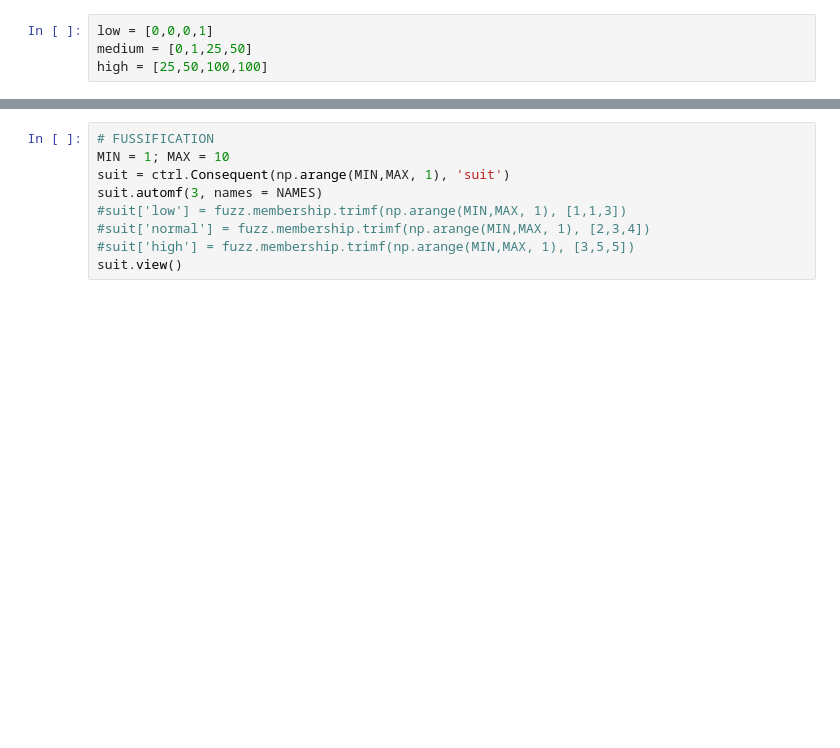
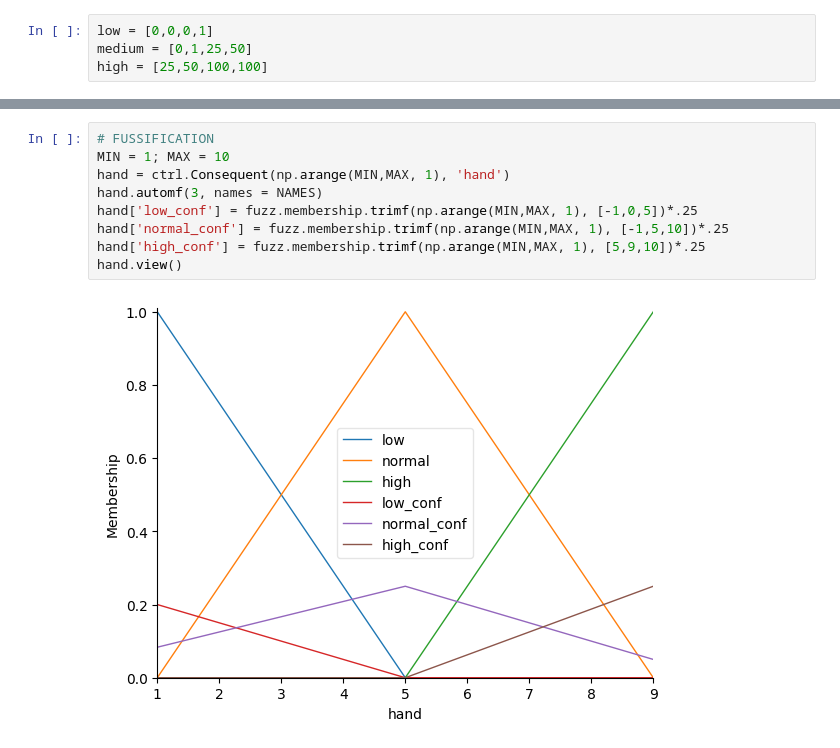
Before and after one commit to pedromiglou/Fuzzy_Logic_Game_AI, a Jupyter notebook: PokerAI.ipynb, the cells around one changed output, grey strips where cells are left out. Drawn from its saved outputs; the diff is of its cells as text; blank space fills up the shorter version.

```diff
--- a/PokerAI.ipynb
+++ b/PokerAI.ipynb
@@ -126,12 +148,14 @@ boardQ.view()
 # %%
 # FUSSIFICATION
 MIN = 1; MAX = 10
-suit = ctrl.Consequent(np.arange(MIN,MAX, 1), 'suit')
-suit.automf(3, names = NAMES)
-#suit['low'] = fuzz.membership.trimf(np.arange(MIN,MAX, 1), [1,1,3])
-#suit['normal'] = fuzz.membership.trimf(np.arange(MIN,MAX, 1), [2,3,4])
-#suit['high'] = fuzz.membership.trimf(np.arange(MIN,MAX, 1), [3,5,5])
-suit.view()
+hand = ctrl.Consequent(np.arange(MIN,MAX, 1), 'hand')
+hand.automf(3, names = NAMES)
+hand['low_conf'] = fuzz.membership.trimf(np.arange(MIN,MAX, 1), [-1,0,5])*.25
+hand['normal_conf'] = fuzz.membership.trimf(np.arange(MIN,MAX, 1), [-1,5,10])*.25
+hand['high_conf'] = fuzz.membership.trimf(np.arange(MIN,MAX, 1), [5,9,10])*.25
+hand.view()
+# %% [output]
+[figure, added]
 # %%
 MIN = 0
 MAX = 41
```
Also changed, not shown: parts of 20 cells of this notebook, 1 other file.
